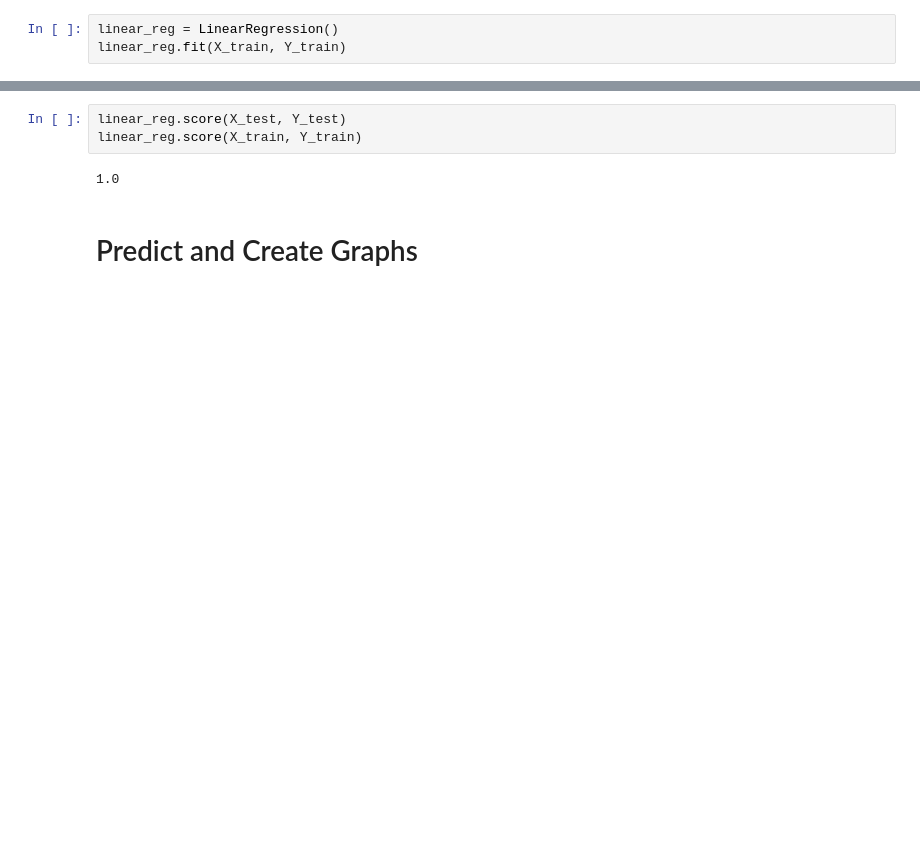
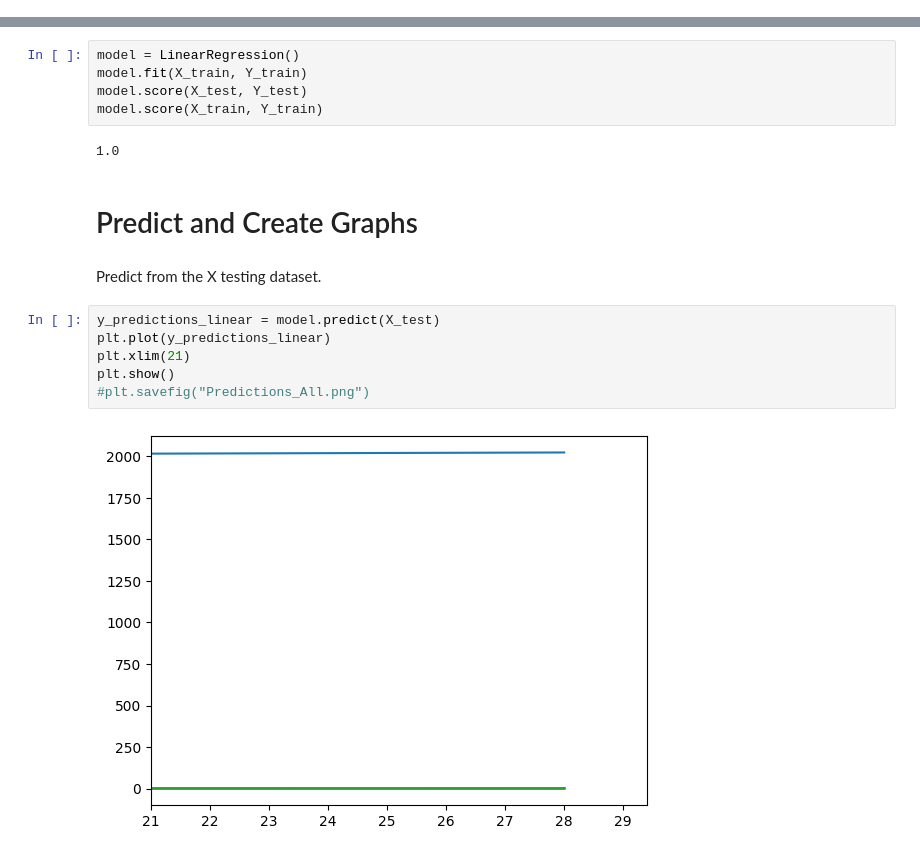
Before and after one commit to VedVishvam/ClimateChangePredictionProject, a Jupyter notebook: main.ipynb, the cells around one changed output, grey strips where cells are left out. Saved outputs shown, nothing was run; the diff lists cells and outputs as text; blank space fills up the shorter version.

```diff
--- a/main.ipynb
+++ b/main.ipynb
@@ -54,6 +57,3 @@ Y_test = test_df.copy(deep=True)
 # Linear Regression Model
 # %% [markdown]
 Create Linear Regressor
-# %%
-linear_reg = LinearRegression()
-linear_reg.fit(X_train, Y_train)
@@ -64,7 +60,19 @@ Score the regressor
 # %%
-linear_reg.score(X_test, Y_test)
-linear_reg.score(X_train, Y_train)
+model = LinearRegression()
+model.fit(X_train, Y_train)
+model.score(X_test, Y_test)
+model.score(X_train, Y_train)
 # %% [output]
 1.0
 # %% [markdown]
 # Predict and Create Graphs
+# %% [markdown]
+Predict from the X testing dataset.
+# %%
+y_predictions_linear = model.predict(X_test)
+plt.plot(y_predictions_linear)
+plt.xlim(21)
+plt.show()
+#plt.savefig("Predictions_All.png")
+# %% [output]
+[figure, added]
```
Also changed, not shown: parts of 8 cells of this notebook, 13 other files.
